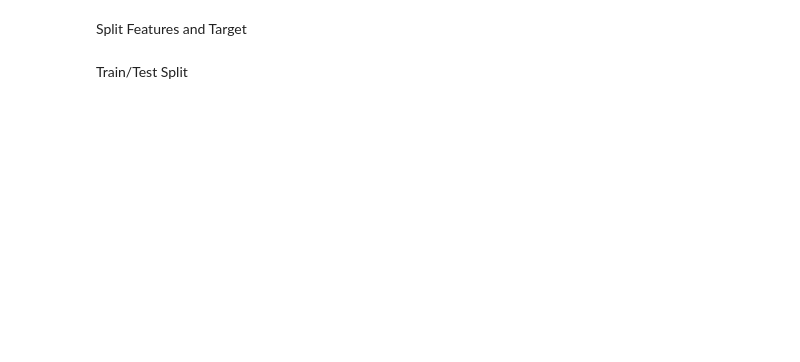
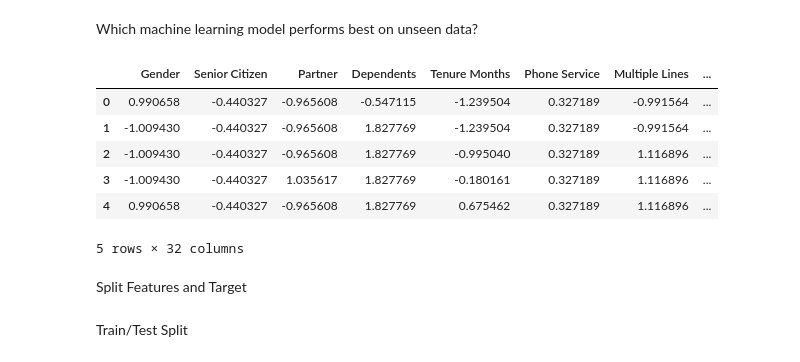
Before and after one commit to Dimiana112/-Customer-Churn-Prediction-and-Analysis-, a Jupyter notebook: NOTEBOOK/Machine Learning Model Development and Optimization/03_model_evaluation.ipynb, the cells around one changed output. Cells and saved outputs as stored; diff of their text form; code cells hidden in the pictures; blank space fills up the shorter version.

```diff
--- a/NOTEBOOK/Machine Learning Model Development and Optimization/03_model_evaluation.ipynb
+++ b/NOTEBOOK/Machine Learning Model Development and Optimization/03_model_evaluation.ipynb
@@ -1,3 +1,5 @@
+# %% [markdown]
+Which machine learning model performs best on unseen data?
 # %%
 import pandas as pd
 import numpy as np
@@ -20,5 +29,15 @@ import seaborn as sns
 # %%
 df = pd.read_csv("../../DATA/featured_telco.csv")
+
+df.head()
+# %% [output]
+|  | Gender | Senior Citizen | Partner | Dependents | Tenure Months | Phone Service | Multiple Lines | ... |
+| 0 | 0.990658 | -0.440327 | -0.965608 | -0.547115 | -1.239504 | 0.327189 | -0.991564 | ... |
+| 1 | -1.009430 | -0.440327 | -0.965608 | 1.827769 | -1.239504 | 0.327189 | -0.991564 | ... |
+| 2 | -1.009430 | -0.440327 | -0.965608 | 1.827769 | -0.995040 | 0.327189 | 1.116896 | ... |
+| 3 | -1.009430 | -0.440327 | 1.035617 | 1.827769 | -0.180161 | 0.327189 | 1.116896 | ... |
+| 4 | 0.990658 | -0.440327 | -0.965608 | 1.827769 | 0.675462 | 0.327189 | 1.116896 | ... |
+5 rows × 32 columns
 # %% [markdown]
 Split Features and Target
 # %%
```
Also changed, not shown: parts of 38 cells of this notebook, 47 other files.
